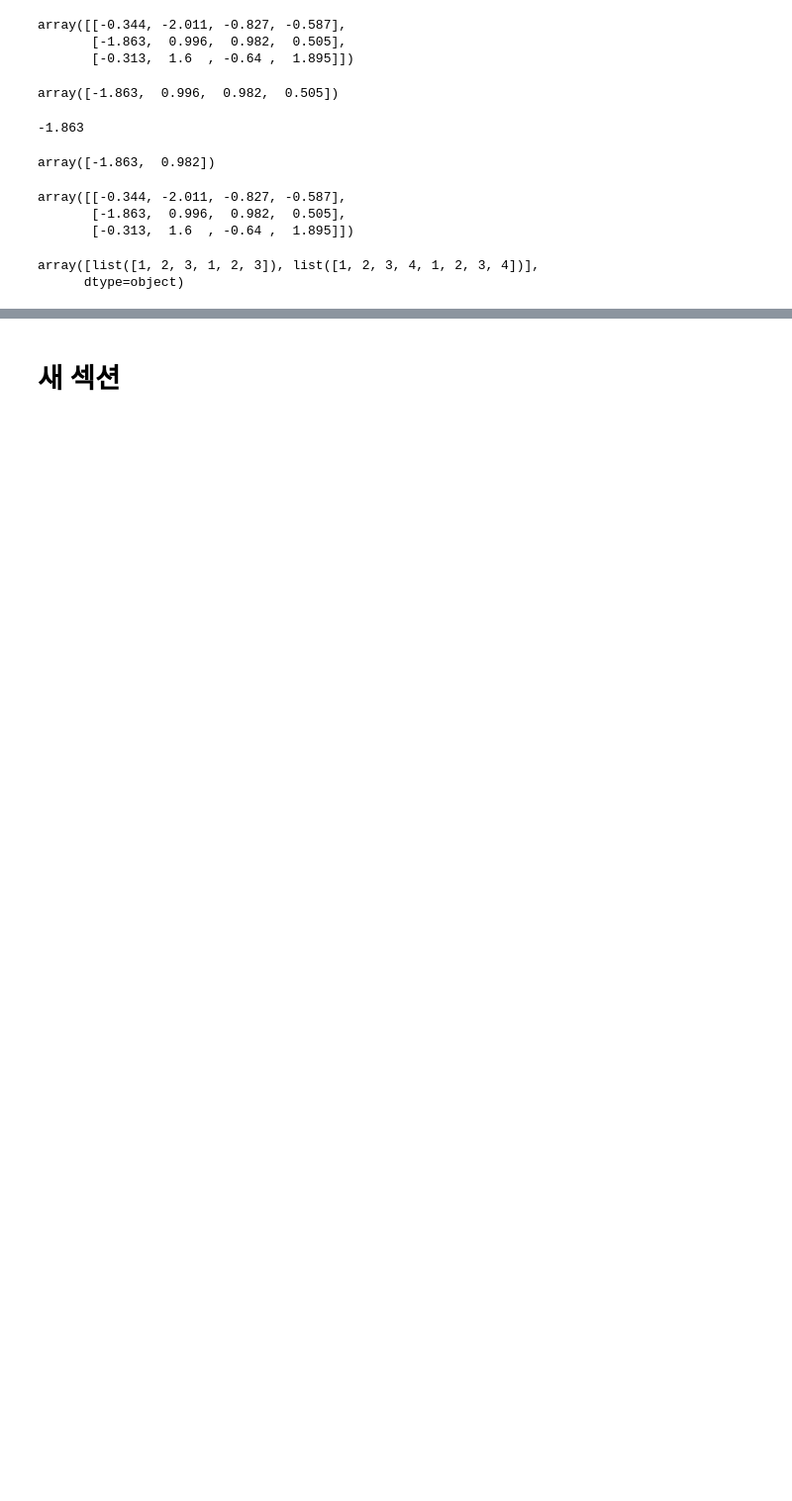
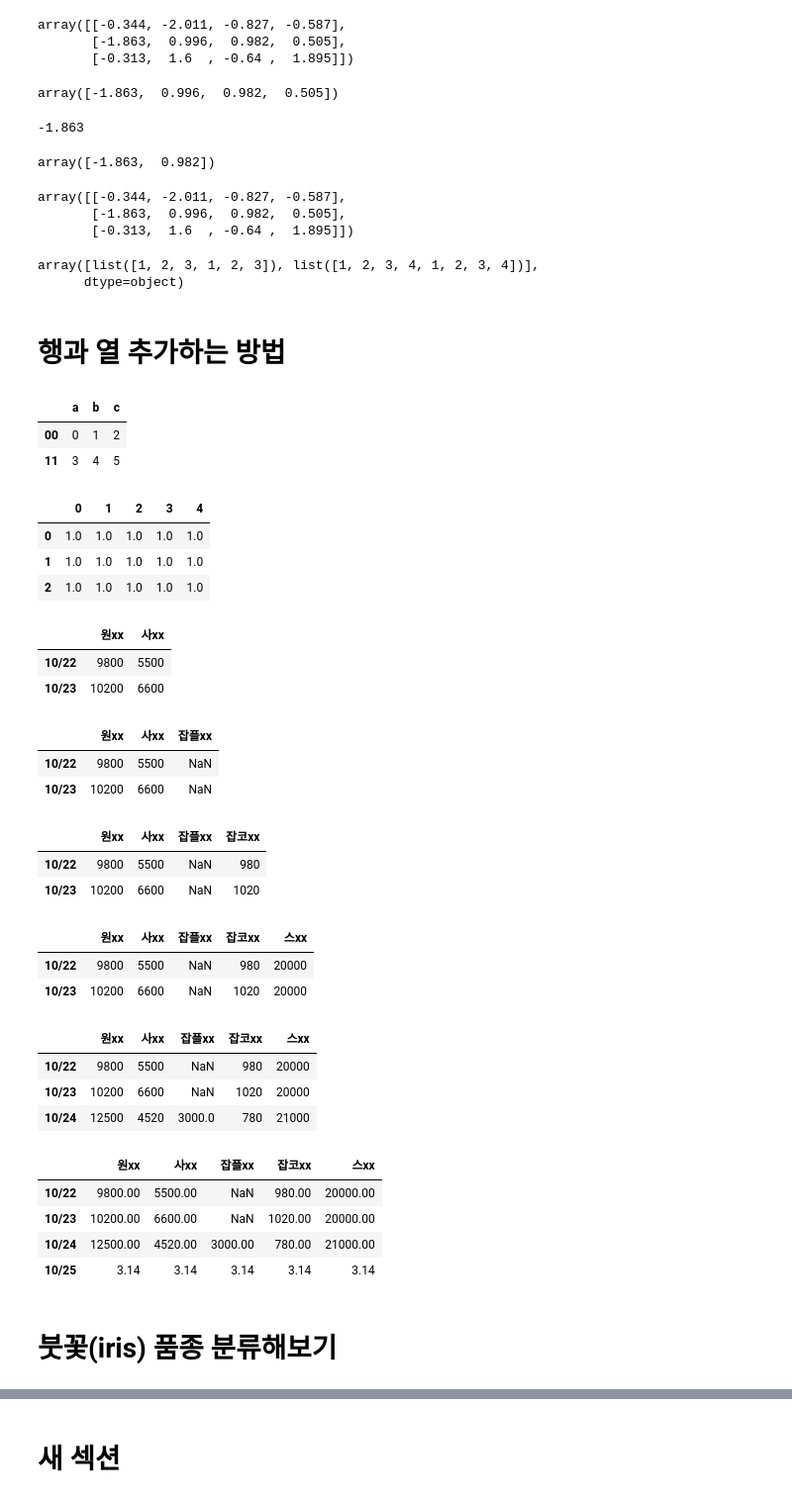
Before and after one commit to burngburng/dohee.github.io, a Jupyter notebook: Untitled0.ipynb, the cells around one changed output, grey strips where cells are left out. Shown at 99% size. Drawn from its saved outputs; the diff is of its cells as text; code cells hidden in the pictures; blank space fills up the shorter version.

```diff
--- a/Untitled0.ipynb
+++ b/Untitled0.ipynb
@@ -56,3 +56,5 @@ arr+arr
 # %% [output]
 array([list([1, 2, 3, 1, 2, 3]), list([1, 2, 3, 4, 1, 2, 3, 4])],
       dtype=object)
+# %% [markdown]
+# 행과 열 추가하는 방법
@@ -58,0 +73,15 @@ array([list([1, 2, 3, 1, 2, 3]), list([1, 2, 3, 4, 1, 2, 3, 4])],
+# %%
+pd.DataFrame([[0,1,2], [3,4,5]],
+             index = ['00', '11'], # 행
+             columns = ['a', 'b', 'c']) # 열
+# %% [output]
+|  | a | b | c |
+| 00 | 0 | 1 | 2 |
+| 11 | 3 | 4 | 5 |
+# %%
+pd.DataFrame(np.ones((3,5)))
+# %% [output]
+|  | 0 | 1 | 2 | 3 | 4 |
+| 0 | 1.0 | 1.0 | 1.0 | 1.0 | 1.0 |
+| 1 | 1.0 | 1.0 | 1.0 | 1.0 | 1.0 |
+| 2 | 1.0 | 1.0 | 1.0 | 1.0 | 1.0 |
@@ -58,0 +92,49 @@ array([list([1, 2, 3, 1, 2, 3]), list([1, 2, 3, 4, 1, 2, 3, 4])],
+# %%
+trafic_data
+# %% [output]
+|  | 원xx | 사xx |
+| 10/22 | 9800 | 5500 |
+| 10/23 | 10200 | 6600 |
+# %%
+trafic_data.loc[:, '잡플xx'] = np.nan
+#새로운 열 값 추가
+# %%
+trafic_data
+# %% [output]
+|  | 원xx | 사xx | 잡플xx |
+| 10/22 | 9800 | 5500 | NaN |
+| 10/23 | 10200 | 6600 | NaN |
+# %%
+trafic_data.loc[:, '잡코xx'] = [980, 1020]
+trafic_data
+# %% [output]
+|  | 원xx | 사xx | 잡플xx | 잡코xx |
+| 10/22 | 9800 | 5500 | NaN | 980 |
+| 10/23 | 10200 | 6600 | NaN | 1020 |
+# %%
+trafic_data.loc[:, '스xx'] = 20000
+trafic_data
+# %% [output]
+|  | 원xx | 사xx | 잡플xx | 잡코xx | 스xx |
+| 10/22 | 9800 | 5500 | NaN | 980 | 20000 |
+| 10/23 | 10200 | 6600 | NaN | 1020 | 20000 |
+# %%
+#새로운 행을 추가하고 싶을 때
+trafic_data.loc['10/24'] = [12500, 4520, 3000, 780, 21000]
+trafic_data
+# %% [output]
+|  | 원xx | 사xx | 잡플xx | 잡코xx | 스xx |
+| 10/22 | 9800 | 5500 | NaN | 980 | 20000 |
+| 10/23 | 10200 | 6600 | NaN | 1020 | 20000 |
+| 10/24 | 12500 | 4520 | 3000.0 | 780 | 21000 |
+# %%
+trafic_data.loc['10/25'] = 3.14
+trafic_data
+# %% [output]
+|  | 원xx | 사xx | 잡플xx | 잡코xx | 스xx |
+| 10/22 | 9800.00 | 5500.00 | NaN | 980.00 | 20000.00 |
+| 10/23 | 10200.00 | 6600.00 | NaN | 1020.00 | 20000.00 |
+| 10/24 | 12500.00 | 4520.00 | 3000.00 | 780.00 | 21000.00 |
+| 10/25 | 3.14 | 3.14 | 3.14 | 3.14 | 3.14 |
+# %% [markdown]
+# 붓꽃(iris) 품종 분류해보기
```
Also changed, not shown: parts of 50 cells of this notebook.
